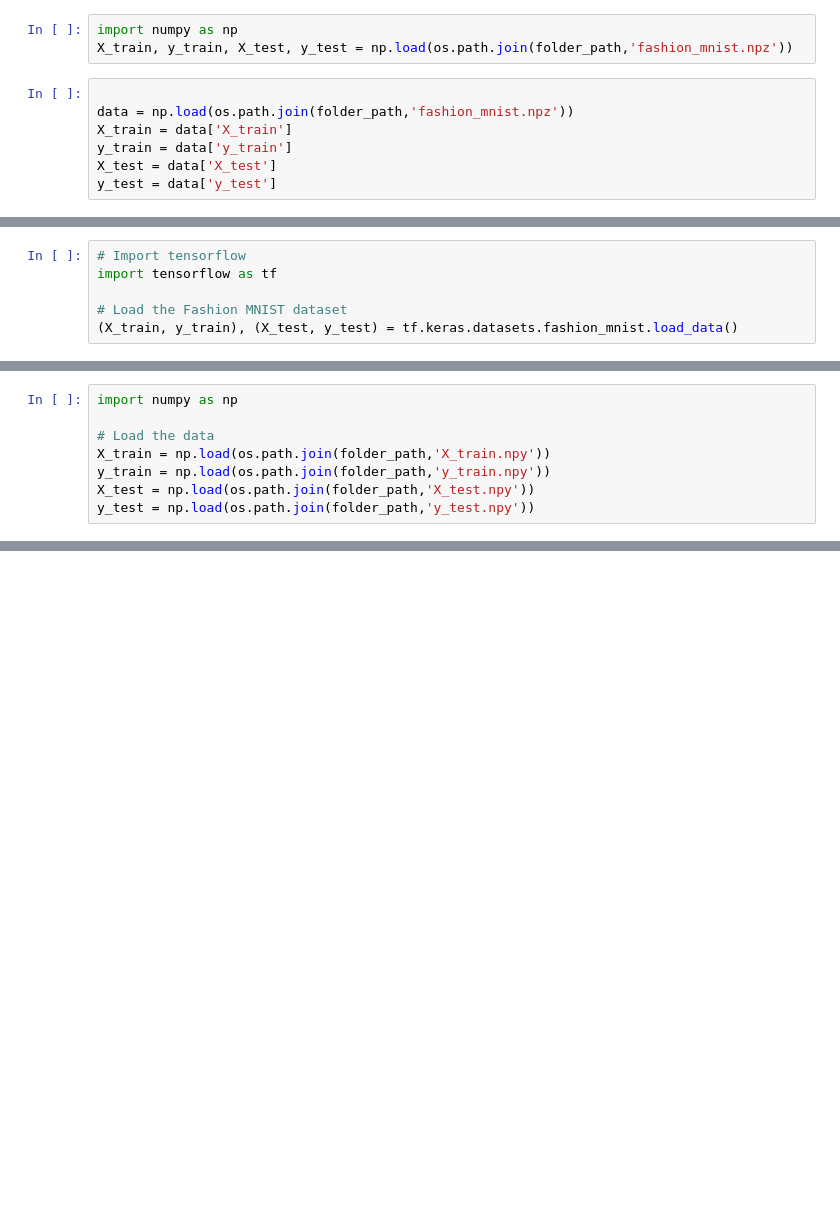
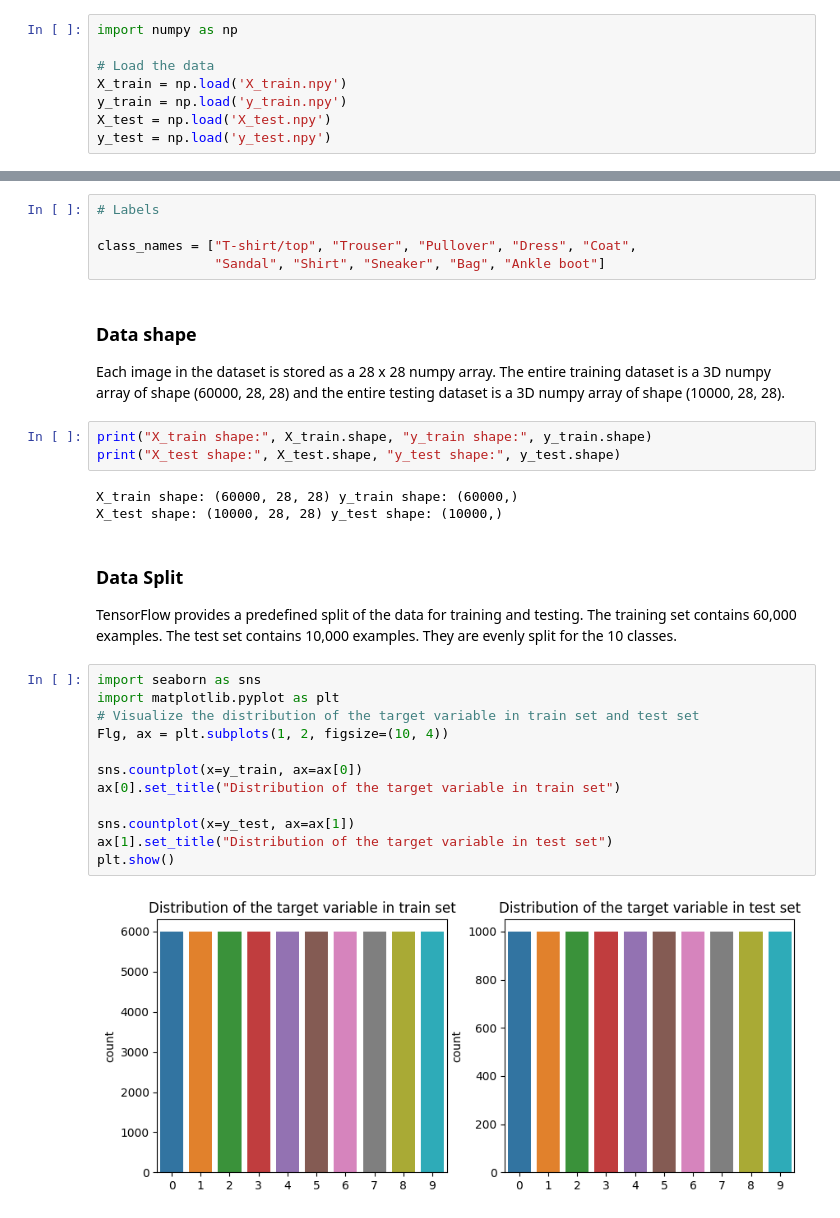
Before and after one commit to CSkylarL/DataScience-MachineLearning, a Jupyter notebook: data/fashion_mnist/fashion_mnist.ipynb, the cells around one changed output, grey strips where cells are left out. Cells and saved outputs as stored; diff of their text form; blank space fills up the shorter version.

Commit message:
fashion_mnist dataset

```diff
--- a/data/fashion_mnist/fashion_mnist.ipynb
+++ b/data/fashion_mnist/fashion_mnist.ipynb
@@ -20,10 +66,8 @@ if not os.path.exists(folder_path):
 # %%
 import numpy as np
-X_train, y_train, X_test, y_test = np.load(os.path.join(folder_path,'fashion_mnist.npz'))
+
+# Load the data
+X_train = np.load('X_train.npy')
+y_train = np.load('y_train.npy')
+X_test = np.load('X_test.npy')
+y_test = np.load('y_test.npy')
-# %%
-
-data = np.load(os.path.join(folder_path,'fashion_mnist.npz'))
-X_train = data['X_train']
-y_train = data['y_train']
-X_test = data['X_test']
-y_test = data['y_test']
@@ -68,6 +73,0 @@ The Fashion MNIST dataset is made easily accessible via TensorFlow as below. The
-# %%
-# Import tensorflow
-import tensorflow as tf
-
-# Load the Fashion MNIST dataset
-(X_train, y_train), (X_test, y_test) = tf.keras.datasets.fashion_mnist.load_data()
@@ -98,8 +73,0 @@ files.download(folder_path + '/y_test.npy')
-# %%
-import numpy as np
-
-# Load the data
-X_train = np.load(os.path.join(folder_path,'X_train.npy'))
-y_train = np.load(os.path.join(folder_path,'y_train.npy'))
-X_test = np.load(os.path.join(folder_path,'X_test.npy'))
-y_test = np.load(os.path.join(folder_path,'y_test.npy'))
@@ -135,0 +91,33 @@ Data Split: TensorFlow provides a predefined split of the data for training and
+# %%
+# Labels
+
+class_names = ["T-shirt/top", "Trouser", "Pullover", "Dress", "Coat",
+               "Sandal", "Shirt", "Sneaker", "Bag", "Ankle boot"]
+# %% [markdown]
+### Data shape
+
+Each image in the dataset is stored as a 28 x 28 numpy array. The entire training dataset is a 3D numpy array of shape (60000, 28, 28) and the entire testing dataset is a 3D numpy array of shape (10000, 28, 28).
+# %%
+print("X_train shape:", X_train.shape, "y_train shape:", y_train.shape)
+print("X_test shape:", X_test.shape, "y_test shape:", y_test.shape)
+# %% [output]
+X_train shape: (60000, 28, 28) y_train shape: (60000,)
+X_test shape: (10000, 28, 28) y_test shape: (10000,)
+# %% [markdown]
+### Data Split
+
+TensorFlow provides a predefined split of the data for training and testing. The training set contains 60,000 examples. The test set contains 10,000 examples. They are evenly split for the 10 classes.
+# %%
+import seaborn as sns
+import matplotlib.pyplot as plt
+# Visualize the distribution of the target variable in train set and test set
+Flg, ax = plt.subplots(1, 2, figsize=(10, 4))
+
+sns.countplot(x=y_train, ax=ax[0])
+ax[0].set_title("Distribution of the target variable in train set")
+
+sns.countplot(x=y_test, ax=ax[1])
+ax[1].set_title("Distribution of the target variable in test set")
+plt.show()
+# %% [output]
+[figure, added]
```
Also changed, not shown: parts of 21 cells of this notebook, 2 other files.
